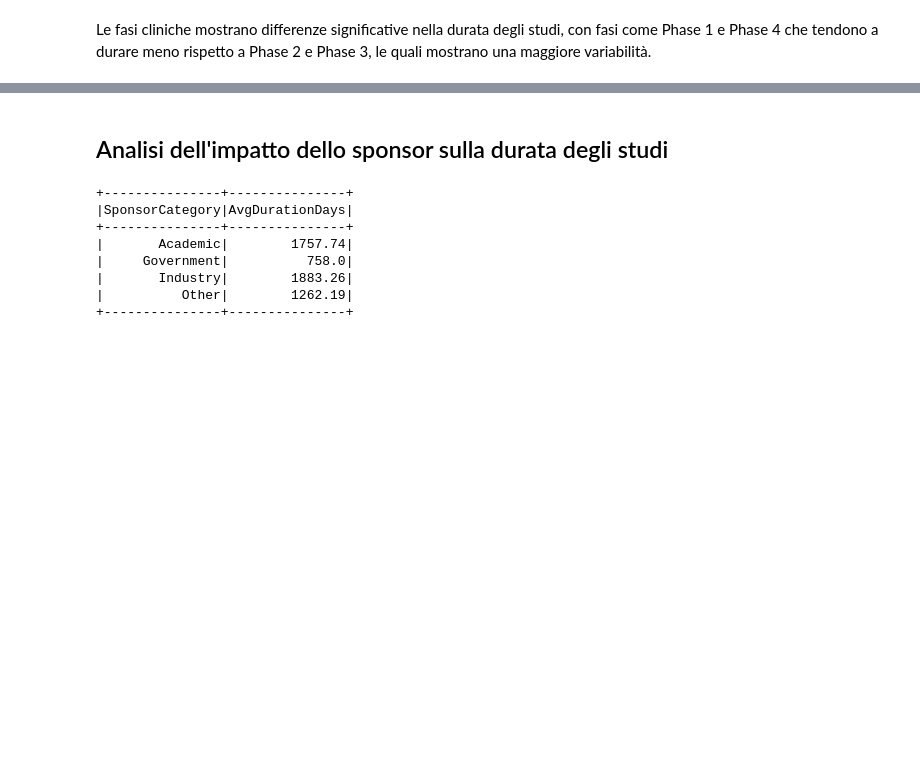
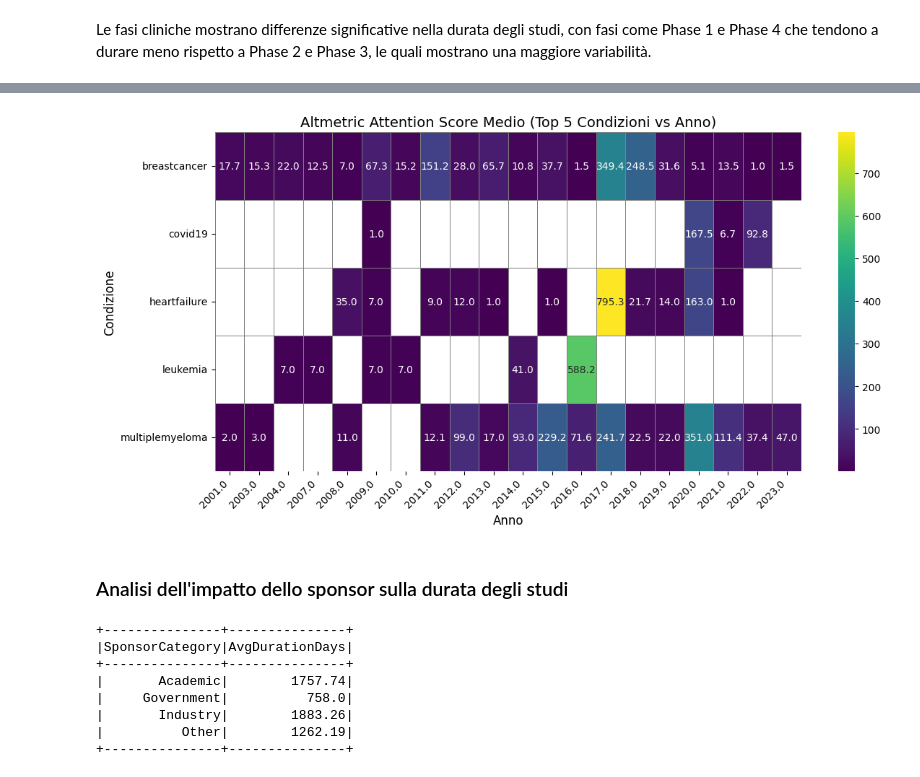
Before and after one commit to Leonard2310/MedAnalytics, a Jupyter notebook: homework.ipynb, the cells around one changed output, grey strips where cells are left out. Drawn from its saved outputs; the diff is of its cells as text; code cells hidden in the pictures; blank space fills up the shorter version.

```diff
--- a/homework.ipynb
+++ b/homework.ipynb
@@ -687,5 +652,21 @@ Differenza significativa tra trial nazionali e multinazionali
+# %%
+# Costruisce l'heatmap sui valori calcolati sopra
+pivot_table = trend_pd.pivot(index="Condition", columns="Start_Year", values="mean_altmetric")
+pivot_table = pivot_table.dropna(thresh=2, axis=1)  # tiene le colonne con almeno 2 valori non NaN
+
+plt.figure(figsize=(12, 6))
+sns.heatmap(pivot_table, cmap="viridis", annot=True, fmt=".1f", linewidths=0.5, linecolor='gray')
+plt.title("Altmetric Attention Score Medio (Top 5 Condizioni vs Anno)", fontsize=14)
+plt.xlabel("Anno", fontsize=12)
+plt.ylabel("Condizione", fontsize=12)
+plt.xticks(rotation=45, ha='right')
+plt.yticks(rotation=0)
+plt.tight_layout()
+plt.show()
+# %% [output]
+[figure, added]
 # %% [markdown]
-## Analisi dell'impatto dello sponsor sulla durata degli studi
+### Analisi dell'impatto dello sponsor sulla durata degli studi
 # %%
 from pyspark.sql.functions import to_date, col, datediff, when, avg, round, mean, stddev, count
 import matplotlib.pyplot as plt
```
Also changed, not shown: parts of 8 cells of this notebook.
